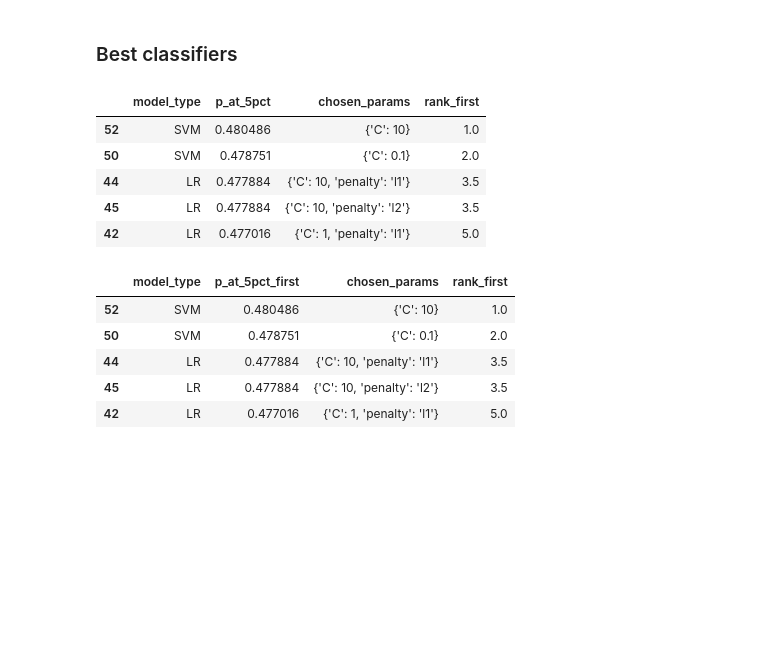
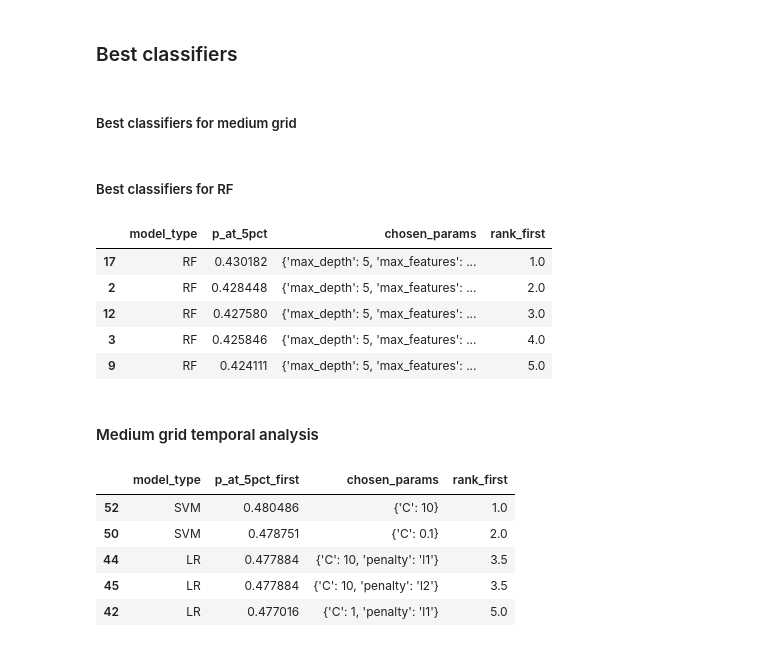
Before and after one commit to angelicavi/capp_ml_spring2020, a Jupyter notebook: run_pipeline.ipynb, the cells around one changed output. Saved outputs shown, nothing was run; the diff lists cells and outputs as text; code cells hidden in the pictures; blank space fills up the shorter version.

```diff
--- a/run_pipeline.ipynb
+++ b/run_pipeline.ipynb
@@ -249,0 +356,11 @@ DT           0.293081        0.055048  0.587171
+# %%
+for split, date in split_dates:
+  print(split, date)
+  tbl = RF_results[RF_results.split_date == date]\
+              .groupby(['model_type'])\
+              .agg({'p_at_5pct': np.median,
+                  'recall_at_5pct': np.median,
+                  'auc-roc': np.median})\
+              .sort_values('p_at_5pct', ascending = False)
+  print(tbl)
+  print()
@@ -256,15 +388,30 @@ for split, date in split_dates:
   split_df = split_df[['model_type','p_at_5pct', 'chosen_params']].sort_values('p_at_5pct', ascending = False)
   split_df['rank_{}'.format(split)] = split_df['p_at_5pct'].rank(ascending=False).head(50)
   best_cfs.append(split_df)
+# %%
+best_RFs = []
+for split, date in split_dates:
+  split_df = RF_results[RF_results.split_date == date]
+  split_df = split_df[['model_type','p_at_5pct', 'chosen_params']].sort_values('p_at_5pct', ascending = False)
+  split_df['rank_{}'.format(split)] = split_df['p_at_5pct'].rank(ascending=False).head(50)
+  best_RFs.append(split_df)
+# %% [markdown]
+##### Best classifiers for medium grid
 # %%
-best_cfs[0].head()
+best_cfs[0]
-# %% [output]
-|  | model_type | p_at_5pct | chosen_params | rank_first |
-| 52 | SVM | 0.480486 | {'C': 10} | 1.0 |
-| 50 | SVM | 0.478751 | {'C': 0.1} | 2.0 |
-| 44 | LR | 0.477884 | {'C': 10, 'penalty': 'l1'} | 3.5 |
-| 45 | LR | 0.477884 | {'C': 10, 'penalty': 'l2'} | 3.5 |
-| 42 | LR | 0.477016 | {'C': 1, 'penalty': 'l1'} | 5.0 |
+# %% [markdown]
+##### Best classifiers for RF
+# %%
+best_RFs[0].head()
+# %% [output]
+|  | model_type | p_at_5pct | chosen_params | rank_first |
+| 17 | RF | 0.430182 | {'max_depth': 5, 'max_features': ... | 1.0 |
+| 2 | RF | 0.428448 | {'max_depth': 5, 'max_features': ... | 2.0 |
+| 12 | RF | 0.427580 | {'max_depth': 5, 'max_features': ... | 3.0 |
+| 3 | RF | 0.425846 | {'max_depth': 5, 'max_features': ... | 4.0 |
+| 9 | RF | 0.424111 | {'max_depth': 5, 'max_features': ... | 5.0 |
+# %% [markdown]
+#### Medium grid temporal analysis
 # %%
 first_split = best_cfs[0].rename(columns={'p_at_5pct': "p_at_5pct_first"})
 second_split = best_cfs[1].rename(columns={'p_at_5pct': "p_at_5pct_second"})
```
Also changed, not shown: parts of 19 cells of this notebook, 3 other files.
